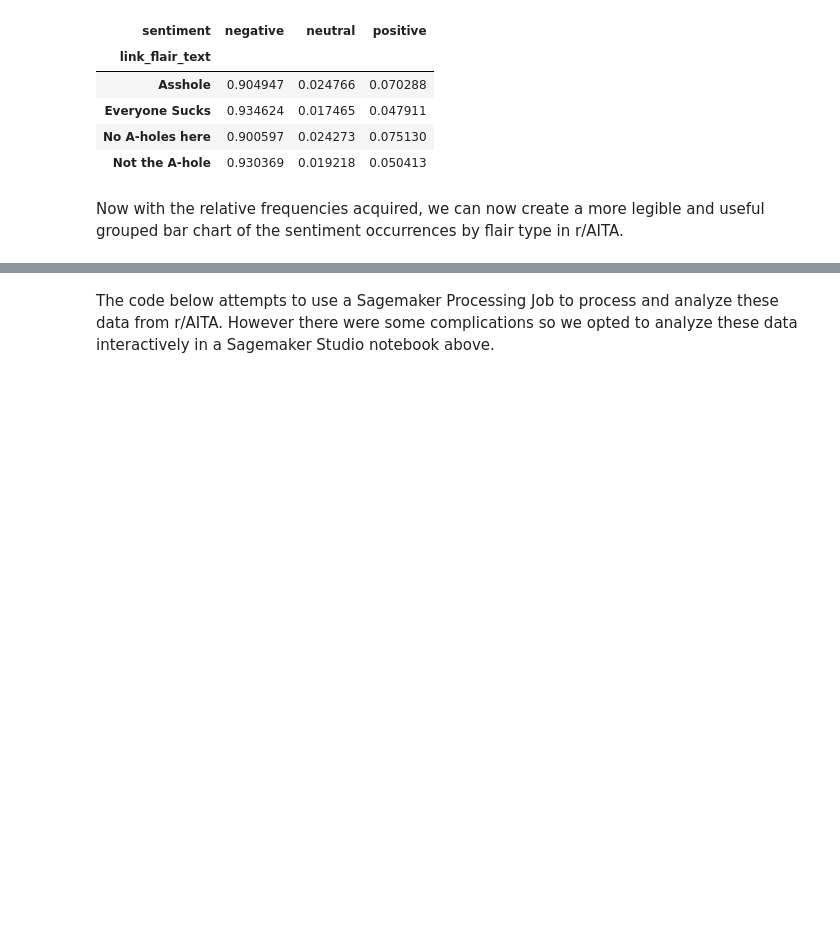
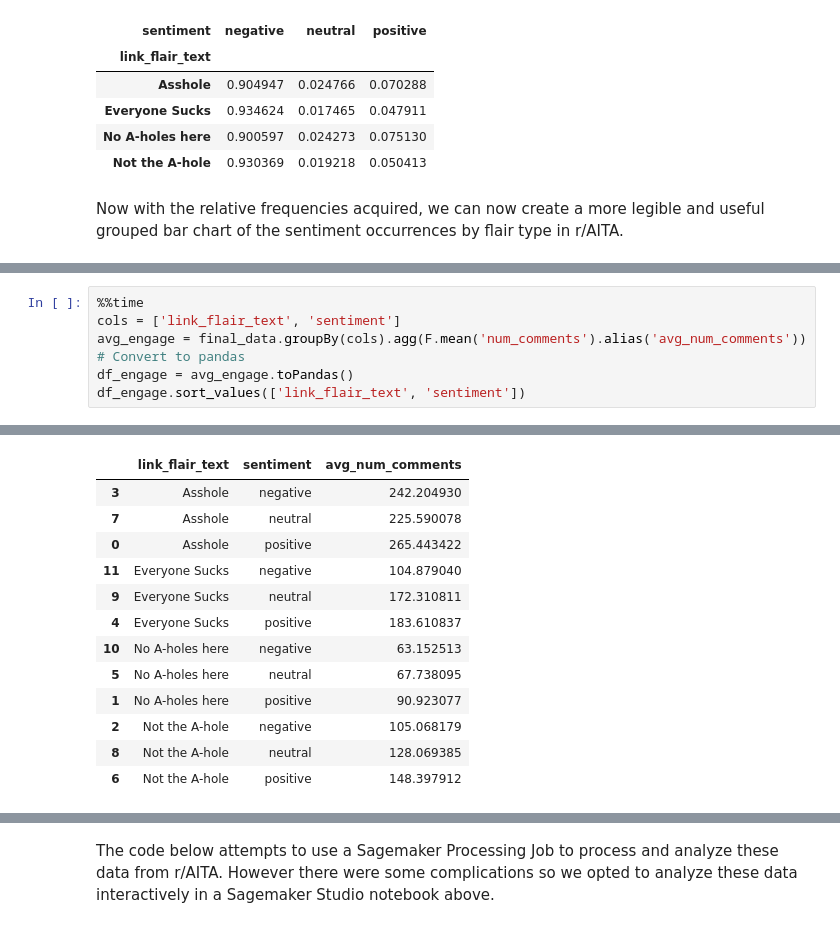
Before and after one commit to gu-dsan6000/fall-2023-reddit-project-team-17, a Jupyter notebook: code/project-nlp/flairs-nlp.ipynb, the cells around one changed output, grey strips where cells are left out. Saved outputs shown, nothing was run; the diff lists cells and outputs as text; blank space fills up the shorter version.

```diff
--- a/code/project-nlp/flairs-nlp.ipynb
+++ b/code/project-nlp/flairs-nlp.ipynb
@@ -282,0 +297,8 @@ As we can see above, the pretrained sentiment model identified the overwhelming
+# %%
+%%time
+cols = ['link_flair_text', 'sentiment']
+avg_engage = final_data.groupBy(cols).agg(F.mean('num_comments').alias('avg_num_comments'))
+# Convert to pandas
+df_engage = avg_engage.toPandas()
+df_engage.sort_values(['link_flair_text', 'sentiment'])
+# %% [output]
@@ -282,0 +307,13 @@ As we can see above, the pretrained sentiment model identified the overwhelming
+|  | link_flair_text | sentiment | avg_num_comments |
+| 3 | Asshole | negative | 242.204930 |
+| 7 | Asshole | neutral | 225.590078 |
+| 0 | Asshole | positive | 265.443422 |
+| 11 | Everyone Sucks | negative | 104.879040 |
+| 9 | Everyone Sucks | neutral | 172.310811 |
+| 4 | Everyone Sucks | positive | 183.610837 |
+| 10 | No A-holes here | negative | 63.152513 |
+| 5 | No A-holes here | neutral | 67.738095 |
+| 1 | No A-holes here | positive | 90.923077 |
+| 2 | Not the A-hole | negative | 105.068179 |
+| 8 | Not the A-hole | neutral | 128.069385 |
+| 6 | Not the A-hole | positive | 148.397912 |
```
Also changed, not shown: parts of 8 cells of this notebook, 3 other files.
